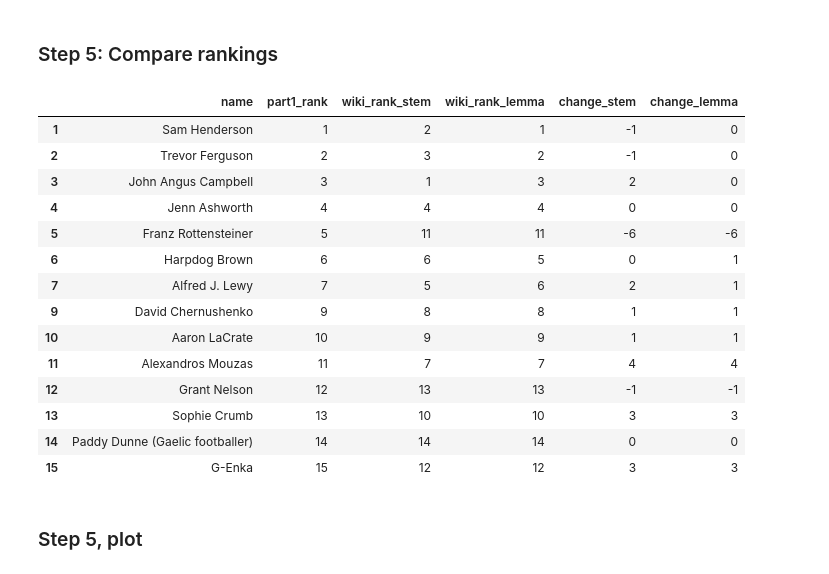
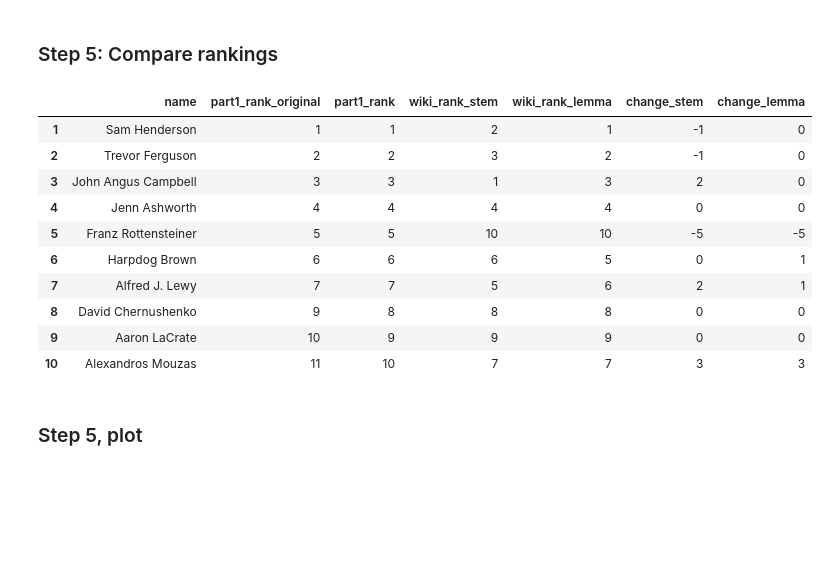
Before and after one commit to hmsealy/Data-Science-Portfolio-C22-, a Jupyter notebook: Modules/Module_5_NLP_and_Clustering/Projects/Instructions/Project.5-NLP/Pass-02.ipynb, the cells around one changed output. Drawn from its saved outputs; the diff is of its cells as text; code cells hidden in the pictures; blank space fills up the shorter version.

```diff
--- a/Modules/Module_5_NLP_and_Clustering/Projects/Instructions/Project.5-NLP/Pass-02.ipynb
+++ b/Modules/Module_5_NLP_and_Clustering/Projects/Instructions/Project.5-NLP/Pass-02.ipynb
@@ -403,0 +360,10 @@ wiki_df[["name", "part1_rank"]]
+# %%
+# Rows are still in Part 1 order (closest first), so the first 11 rows
+# are Jonathan + the 10 closest people who have a Wikipedia page.
+# .copy() makes a fresh table, so pandas stops showing the SettingWithCopyWarning
+wiki_df = wiki_df.head(11).reset_index(drop=True).copy()
+
+# Save the original Part 1 rank, then renumber 0-10 so both rankings run 1-10
+wiki_df["part1_rank_original"] = wiki_df["part1_rank"]
+wiki_df["part1_rank"] = range(0, 11)
+wiki_df[["name", "part1_rank_original", "part1_rank"]]
@@ -509,28 +477,24 @@ See the caveats in the documentation: https://pandas.pydata.org/pandas-docs/stab
 ### Step 5: Compare rankings
 # %%
 # Leave out Jonathan (row 0) and work out how far each person moved
-compare = wiki_df.loc[1:, ["name", "part1_rank", "wiki_rank_stem", "wiki_rank_lemma"]].copy()
+compare = wiki_df.loc[1:, ["name", "part1_rank_original", "part1_rank", "wiki_rank_stem", "wiki_rank_lemma"]].copy()
 
 # Positive = moved CLOSER on Wikipedia; negative = moved farther away
 compare["change_stem"]  = compare["part1_rank"] - compare["wiki_rank_stem"]
 compare["change_lemma"] = compare["part1_rank"] - compare["wiki_rank_lemma"]
 compare
 # %% [output]
-|  | name | part1_rank | wiki_rank_stem | wiki_rank_lemma | change_stem | change_lemma |
-| 1 | Sam Henderson | 1 | 2 | 1 | -1 | 0 |
-| 2 | Trevor Ferguson | 2 | 3 | 2 | -1 | 0 |
-| 3 | John Angus Campbell | 3 | 1 | 3 | 2 | 0 |
-| 4 | Jenn Ashworth | 4 | 4 | 4 | 0 | 0 |
-| 5 | Franz Rottensteiner | 5 | 11 | 11 | -6 | -6 |
-| 6 | Harpdog Brown | 6 | 6 | 5 | 0 | 1 |
-| 7 | Alfred J. Lewy | 7 | 5 | 6 | 2 | 1 |
-| 9 | David Chernushenko | 9 | 8 | 8 | 1 | 1 |
-| 10 | Aaron LaCrate | 10 | 9 | 9 | 1 | 1 |
-| 11 | Alexandros Mouzas | 11 | 7 | 7 | 4 | 4 |
-| 12 | Grant Nelson | 12 | 13 | 13 | -1 | -1 |
-| 13 | Sophie Crumb | 13 | 10 | 10 | 3 | 3 |
-| 14 | Paddy Dunne (Gaelic footballer) | 14 | 14 | 14 | 0 | 0 |
-| 15 | G-Enka | 15 | 12 | 12 | 3 | 3 |
+|  | name | part1_rank_original | part1_rank | wiki_rank_stem | wiki_rank_lemma | change_stem | change_lemma |
+| 1 | Sam Henderson | 1 | 1 | 2 | 1 | -1 | 0 |
+| 2 | Trevor Ferguson | 2 | 2 | 3 | 2 | -1 | 0 |
+| 3 | John Angus Campbell | 3 | 3 | 1 | 3 | 2 | 0 |
+| 4 | Jenn Ashworth | 4 | 4 | 4 | 4 | 0 | 0 |
+| 5 | Franz Rottensteiner | 5 | 5 | 10 | 10 | -5 | -5 |
+| 6 | Harpdog Brown | 6 | 6 | 6 | 5 | 0 | 1 |
+| 7 | Alfred J. Lewy | 7 | 7 | 5 | 6 | 2 | 1 |
+| 8 | David Chernushenko | 9 | 8 | 8 | 8 | 0 | 0 |
+| 9 | Aaron LaCrate | 10 | 9 | 9 | 9 | 0 | 0 |
+| 10 | Alexandros Mouzas | 11 | 10 | 7 | 7 | 3 | 3 |
 # %% [markdown]
 ### Step 5, plot
 # %%
```
Also changed, not shown: parts of 13 cells of this notebook.
